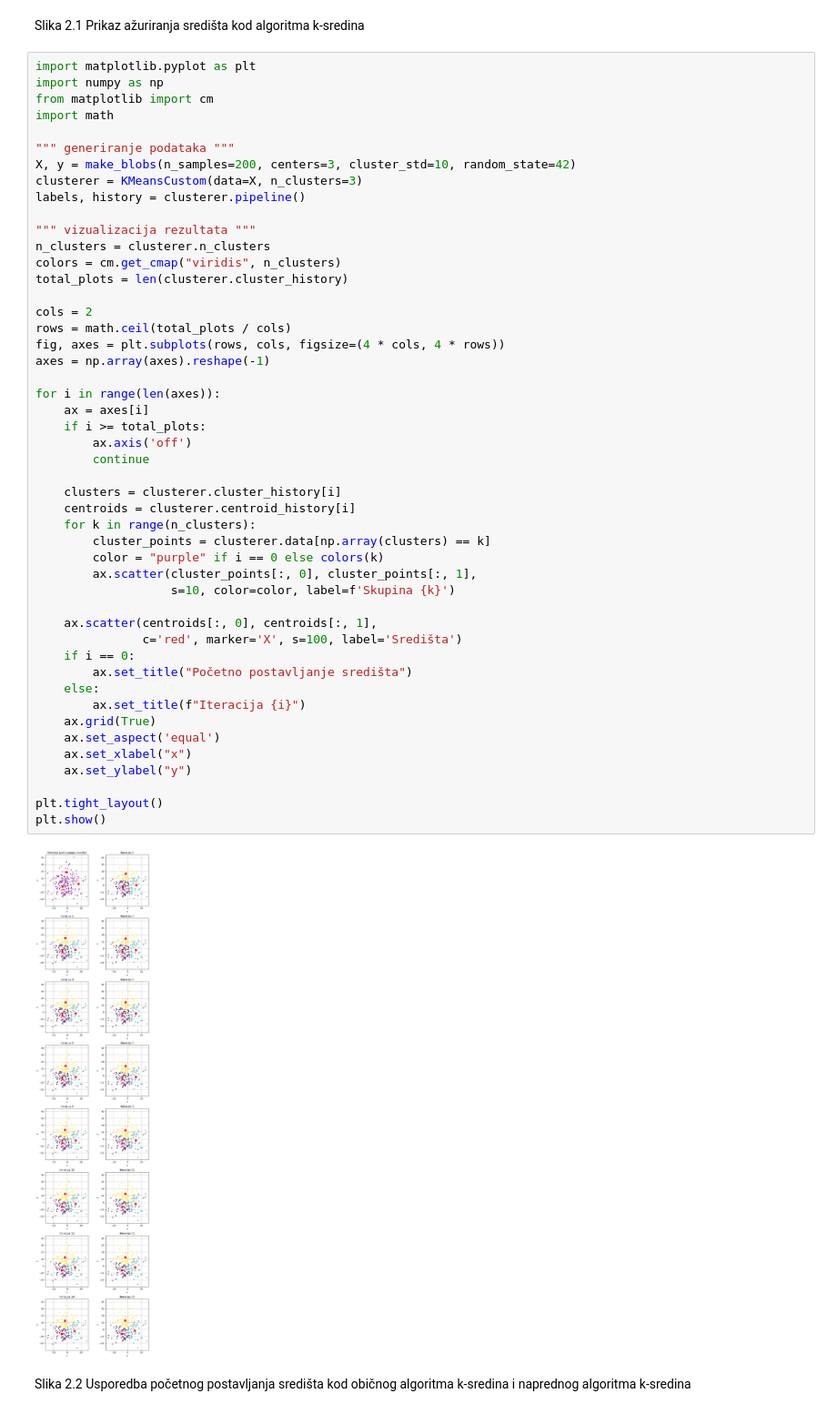
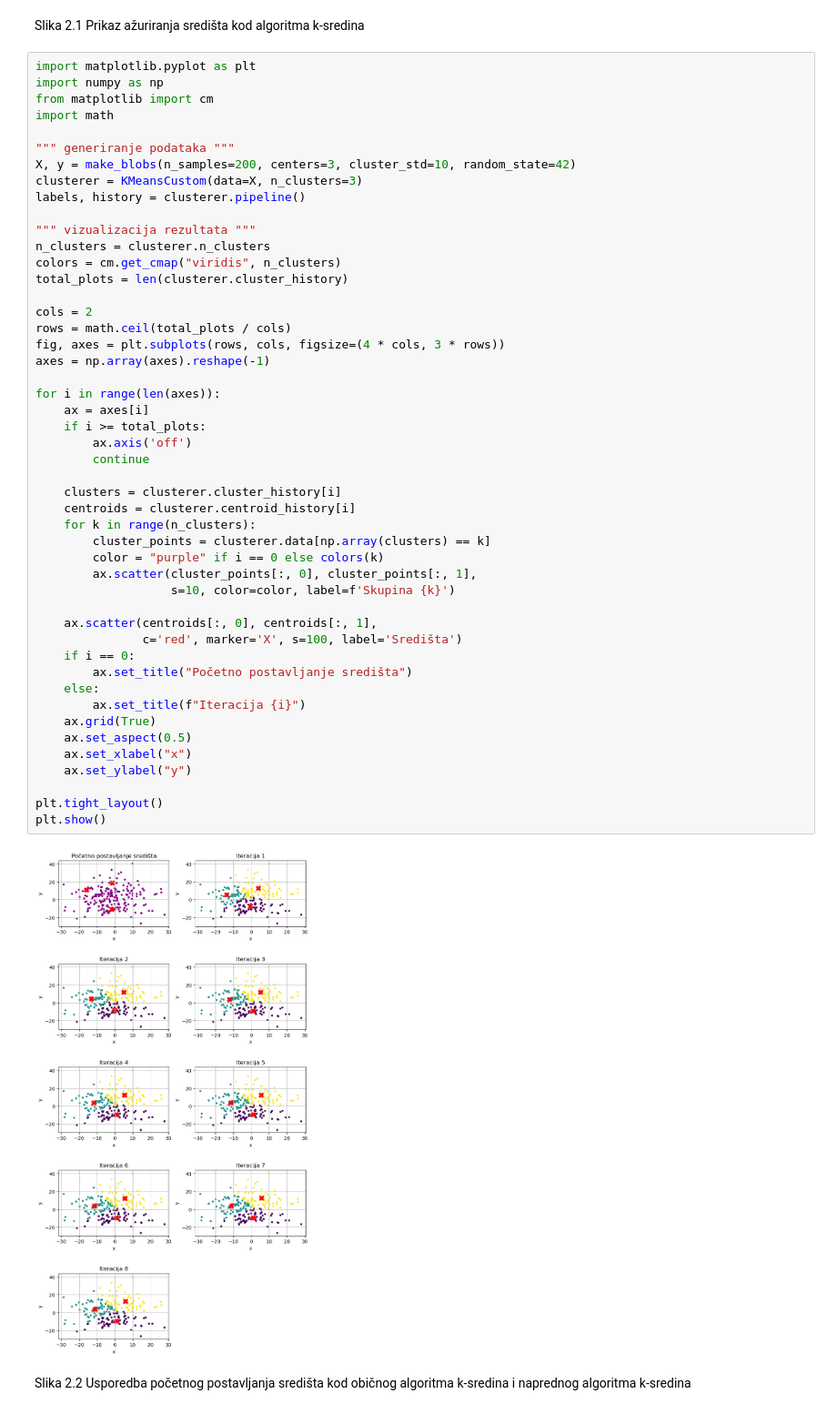
Before and after one commit to antoniamstr1/diplomski_rad, a Jupyter notebook: Spektralno_grupiranje.ipynb, the cells around one changed output. Shown at 91% size. Cells and saved outputs as stored; diff of their text form.

```diff
--- a/Spektralno_grupiranje.ipynb
+++ b/Spektralno_grupiranje.ipynb
@@ -187,38 +188,38 @@ total_plots = len(clusterer.cluster_history)
 
 cols = 2
 rows = math.ceil(total_plots / cols)
-fig, axes = plt.subplots(rows, cols, figsize=(4 * cols, 4 * rows))
+fig, axes = plt.subplots(rows, cols, figsize=(4 * cols, 3 * rows))
 axes = np.array(axes).reshape(-1)
 
 for i in range(len(axes)):
     ax = axes[i]
     if i >= total_plots:
         ax.axis('off')
         continue
 
     clusters = clusterer.cluster_history[i]
     centroids = clusterer.centroid_history[i]
     for k in range(n_clusters):
         cluster_points = clusterer.data[np.array(clusters) == k]
         color = "purple" if i == 0 else colors(k)
         ax.scatter(cluster_points[:, 0], cluster_points[:, 1],
                    s=10, color=color, label=f'Skupina {k}')
 
     ax.scatter(centroids[:, 0], centroids[:, 1],
                c='red', marker='X', s=100, label='Središta')
     if i == 0:
         ax.set_title("Početno postavljanje središta")
     else:
         ax.set_title(f"Iteracija {i}")
     ax.grid(True)
-    ax.set_aspect('equal')
+    ax.set_aspect(0.5)
     ax.set_xlabel("x")
     ax.set_ylabel("y")
 
 plt.tight_layout()
 plt.show()
 # %% [output]
-[figure, old version]
+[figure, new version]
 # %% [markdown]
 Slika 2.2 Usporedba početnog postavljanja središta kod običnog algoritma k-sredina i naprednog algoritma k-sredina
 # %%
```
Also changed, not shown: parts of 62 cells of this notebook, 5 other files.
